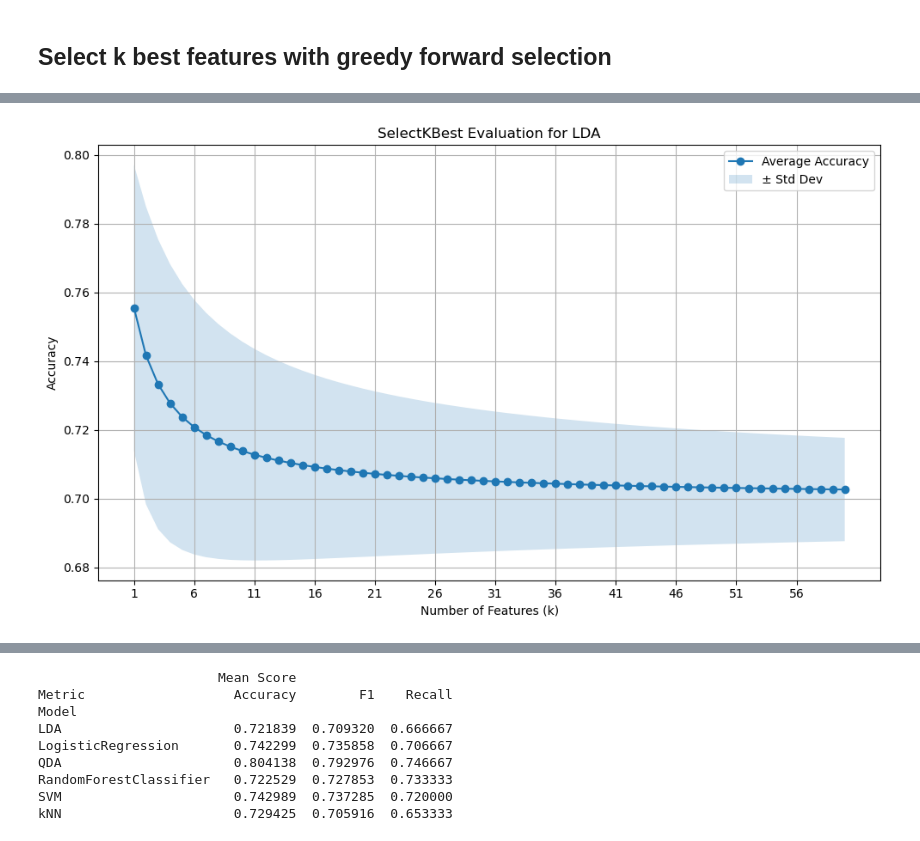
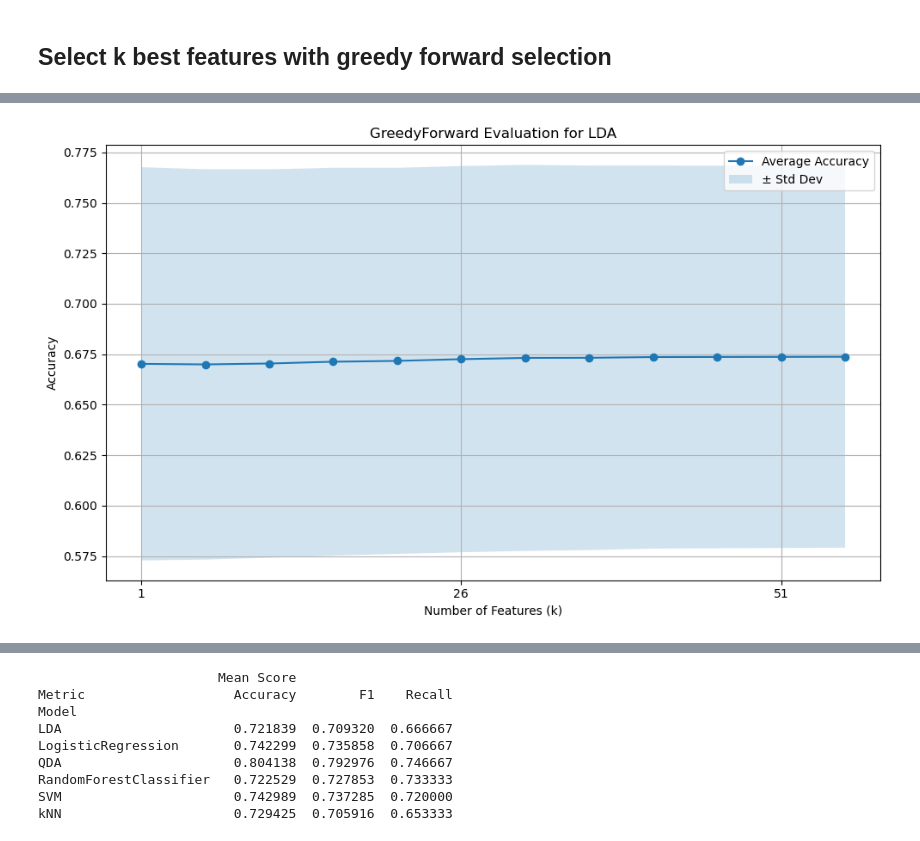
Before and after one commit to TaraVijgeboom/TM10007_Group10_Liver, a Jupyter notebook: assignment.ipynb, the cells around one changed output, grey strips where cells are left out. Drawn from its saved outputs; the diff is of its cells as text; code cells hidden in the pictures.

```diff
--- a/assignment.ipynb
+++ b/assignment.ipynb
@@ -220,0 +231,11 @@ Number of features after removal: 471
+# %%
+# Remove constant features
+remove_indices = [84, 90, 412, 425, 438] # Indices to remove
+if X_train_scaled.shape[1]>475:
+    X_train_scaled = X_train_scaled.drop(X_train_scaled.columns[remove_indices], axis=1)
+    X_test_scaled = X_test_scaled.drop(X_test_scaled.columns[remove_indices], axis=1)
+    print(f"Number of features removed due to constant values: {len(remove_indices)}")
+    print(f"Number of features after removal: {X_train_scaled.shape[1]}")
+else:
+    print("No features with constant values found — skipping removal.")
+    print(f"Number of features after removal: {X_train_scaled.shape[1]}")
@@ -565,16 +588,19 @@ from sklearn.linear_model import LogisticRegression
 from sklearn.metrics import accuracy_score
 import numpy as np
 import matplotlib.pyplot as plt
-
 # Model dictionary
 models = {
     "kNN": (KNeighborsClassifier(), X_train_scaled),
     "SVM": (SVC(kernel="rbf"), X_train_scaled),
-    "LogisticRegression": (LogisticRegression(max_iter=10000), X_train_scaled)
+    "LogisticRegression": (LogisticRegression(max_iter=10000), X_train_scaled),
+    "LDA": (LinearDiscriminantAnalysis(), X_train_scaled),
+    "QDA": (QuadraticDiscriminantAnalysis(), X_train_scaled),
+    "DT": (DecisionTreeClassifier(), X_train_scaled),
+    "NB": (GaussianNB(), X_train_scaled)
 }
 
 k_values = range(1, 51)
-kf = StratifiedKFold(n_splits=5, shuffle=True, random_state=42)
+kf = StratifiedKFold(n_splits=5, shuffle=True)
 
 # Result storage
 results = {}
@@ -642,15 +669,12 @@ LogisticRegression → beste k = 29
 # %% [markdown]
 ## Select k best features with greedy forward selection
 # %%
-k_values = range(1, 61)
-kf = StratifiedKFold(n_splits=5, shuffle=True)
-
-# Model dictionary
 models = {
     "LDA": (LinearDiscriminantAnalysis(), X_train_scaled),
-    "QDA": (QuadraticDiscriminantAnalysis(reg_param=0.001), X_train_scaled),
+    #"QDA": (QuadraticDiscriminantAnalysis(reg_param=0.01), X_train_scaled)
 }
-results = {}
+step = 5
+k_values = range(1,61,step)
 
 for model_name, (model, X_input) in models.items():
     print(f"\nEvaluating {model_name}...")
@@ -658,47 +682,20 @@ for model_name, (model, X_input) in models.items():
     std_accuracies = []
     for k in k_values:
         print(f"Evaluating k = {k}...")
-        selector = SelectKBest(f_classif, k=k)
-        X_fold_train_uni = selector.fit_transform(X_fold_train, y_fold_train)
-        feature_names = X_fold_train.columns[selector.get_support()]
-        X_fold_train_df = pd.DataFrame(X_fold_train_uni, columns=feature_names)
+        for train_idx, test_idx in kf.split(X_train_scaled, y_train):
 
-        selected_features = []
-        remaining_features = list(feature_names)
-        best_score = -np.inf
-        patience = 2
-        no_improve = 0
+            X_fold_train, X_fold_test = X_train_scaled.iloc[train_idx], X_train_scaled.iloc[test_idx]
+            y_fold_train, y_fold_test = y_train.iloc[train_idx], y_train.iloc[test_idx]
 
-        while remaining_features and no_improve < patience:
-            local_best_score = -np.inf
-            local_best_feature = None
+            selected_features, X_train_reduced, X_test_reduced = greedy_forward_selection(X_fold_train, y_fold_train, X_fold_test, y_fold_test, k, model)
 
-            for feature in remaining_features:
-                trial_features = selected_features + [feature]
-                X_trial = X_fold_train_df[trial_features]
-                score = cross_val_score(clone(model), X_trial, y_fold_train,
-                                        cv=3, scoring='accuracy').mean()
-                if score > local_best_score:
-                    local_best_score = score
-                    local_best_feature = feature
+            # Train the model on the reduced training set
+            model.fit(X_train_reduced, y_fold_train)
 
-            if local_best_score > best_score:
-                best_score = local_best_score
-                selected_features.append(local_best_feature)
-                remaining_features.remove(local_best_feature)
-                no_improve = 0
-            else:
-                no_improve += 1
-
-        X_train_reduced = X_fold_train_df[selected_features]
-        X_test_reduced = pd.DataFrame(
-            selector.transform(X_fold_test), columns=feature_names
-        )[selected_features]
-
-        model.fit(X_fold_train, y_fold_train)
-        y_pred = model.predict(X_fold_test)
-        acc = accuracy_score(y_fold_test, y_pred)
-        accuracies.append(acc)
+            # Evaluate the model on the reduced test set
+            y_pred = model.predict(X_test_reduced)
+            acc = accuracy_score(y_fold_test, y_pred)
+            accuracies.append(acc)
 
         avg_acc = np.mean(accuracies)
         std_acc = np.std(accuracies)
@@ -717,7 +714,7 @@ for model_name, (model, X_input) in models.items():
     plt.figure(figsize=(10, 6))
     plt.plot(list(k_values), average_accuracies, marker='o', label='Average Accuracy')
     plt.fill_between(list(k_values), upper, lower, alpha=0.2, label='± Std Dev')
-    plt.title(f'SelectKBest Evaluation for {model_name}')
+    plt.title(f'GreedyForward Evaluation for {model_name}')
     plt.xlabel('Number of Features (k)')
     plt.ylabel('Accuracy')
     plt.grid(True)
@@ -728,7 +725,7 @@ for model_name, (model, X_input) in models.items():
 
 # Bepaal het beste k voor elk model
 for model_name, (model_obj, X_input) in models.items():
-    k_best = np.argmax(results[model_name]["avg"]) + 1
+    k_best = (np.argmax(results[model_name]["avg"]) + 1)*step
     print(f"{model_name} → beste k = {k_best}")
 # %% [output]
 Evaluating LDA...
@@ -751 +744 @@ Evaluating k = 60...
-[figure, old version]
+[figure, new version]
```
Also changed, not shown: parts of 16 cells of this notebook.
